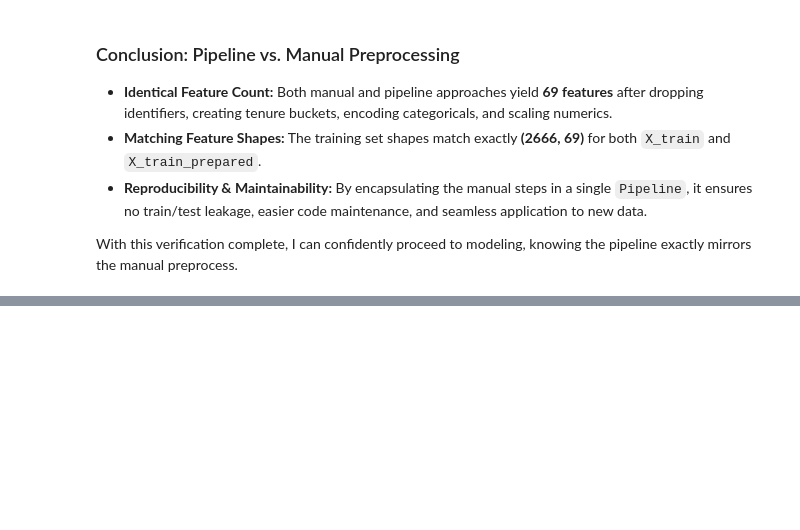
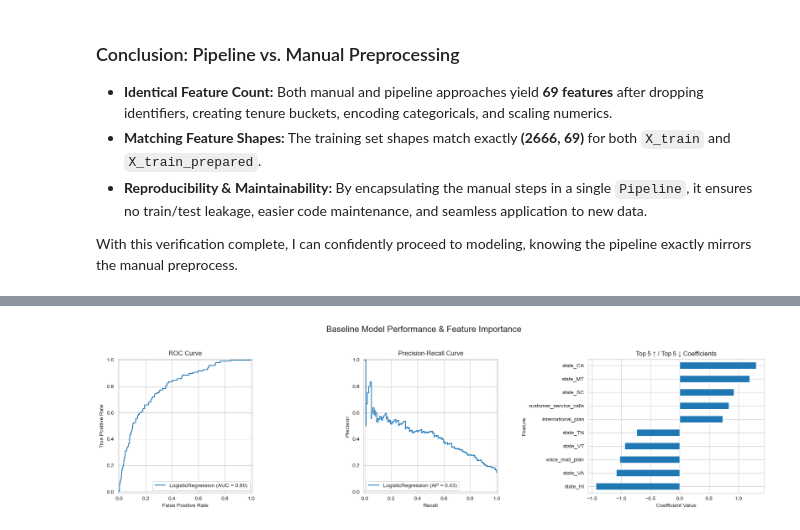
Before and after one commit to rosemiriti/Syria_Telco_Churn_Prediction_Project, a Jupyter notebook: syria_telco_churn.ipynb, the cells around one changed output, grey strips where cells are left out. Cells and saved outputs as stored; diff of their text form; code cells hidden in the pictures; blank space fills up the shorter version.

```diff
--- a/syria_telco_churn.ipynb
+++ b/syria_telco_churn.ipynb
@@ -858,0 +997,20 @@ With this verification complete, I can confidently proceed to modeling, knowing
+# %%
+# Cross‑Validation Recall Check
+lr = LogisticRegression(class_weight='balanced', random_state=42, max_iter=1000)
+recall_scores = cross_val_score(lr, X, y, cv=5, scoring='recall')
+print("CV Recall scores:", recall_scores)
+print("Mean CV Recall: {:.2f}".format(recall_scores.mean()))
+
+# Inspect Feature Coefficients
+lr.fit(X_train, y_train)
+coef = pd.Series(lr.coef_[0], index=X_train.columns)
+print("Top drivers of churn:\n", coef.nlargest(5))
+print("\nTop drivers of retention:\n", coef.nsmallest(5))
+
+# Threshold Tuning
+y_proba_lr = lr.predict_proba(X_test)[:, 1]
+threshold = 0.4
+y_pred_adj = (y_proba_lr >= threshold).astype(int)
+
+print(f"\nRecall at {threshold}: {recall_score(y_test, y_pred_adj):.2f}")
+print(f"Precision at {threshold}: {precision_score(y_test, y_pred_adj):.2f}")
@@ -858,0 +1071,29 @@ With this verification complete, I can confidently proceed to modeling, knowing
+# %%
+fig, axes = plt.subplots(1, 3, figsize=(18, 5))
+fig.suptitle("Baseline Model Performance & Feature Importance", fontsize=16)
+
+# Plot ROC curve
+RocCurveDisplay.from_estimator(lr, X_test, y_test, ax=axes[0])
+axes[0].set_title("ROC Curve")
+axes[0].set_xlabel("False Positive Rate")
+axes[0].set_ylabel("True Positive Rate")
+
+#ploting Precision‑Recall curve
+PrecisionRecallDisplay.from_estimator(lr, X_test, y_test, ax=axes[1])
+axes[1].set_title("Precision-Recall Curve")
+axes[1].set_xlabel("Recall")
+axes[1].set_ylabel("Precision")
+
+# Coefficient importance plot
+coef = pd.Series(lr.coef_[0], index=X_train.columns).sort_values()
+top = pd.concat([coef.head(5), coef.tail(5)])
+top.plot(kind="barh", ax=axes[2])
+axes[2].set_title("Top 5 ↑ / Top 5 ↓ Coefficients")
+axes[2].set_xlabel("Coefficient Value")
+axes[2].set_ylabel("Feature")
+
+plt.tight_layout(rect=[0, 0, 1, 0.95])
+
+plt.show()
+# %% [output]
+[figure, added]
```
Also changed, not shown: parts of 54 cells of this notebook.
